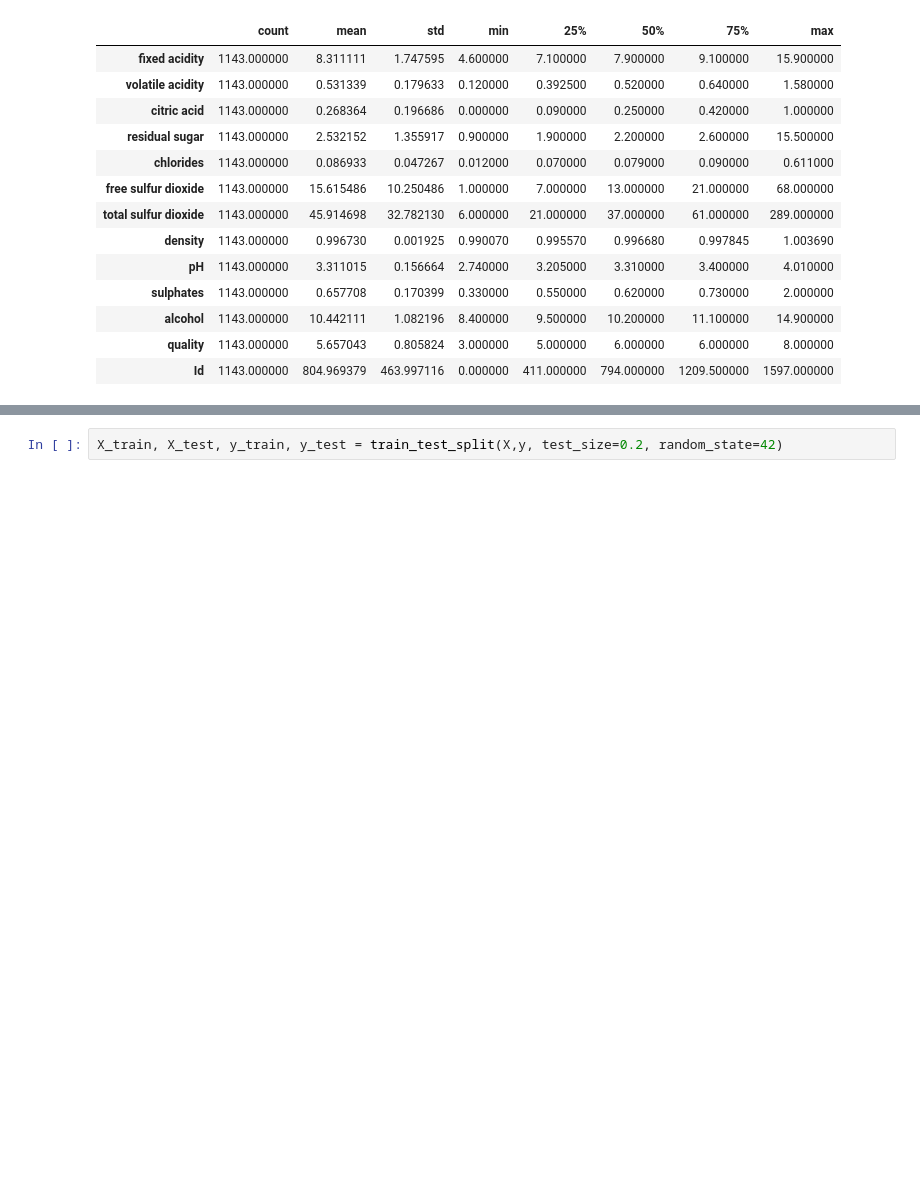
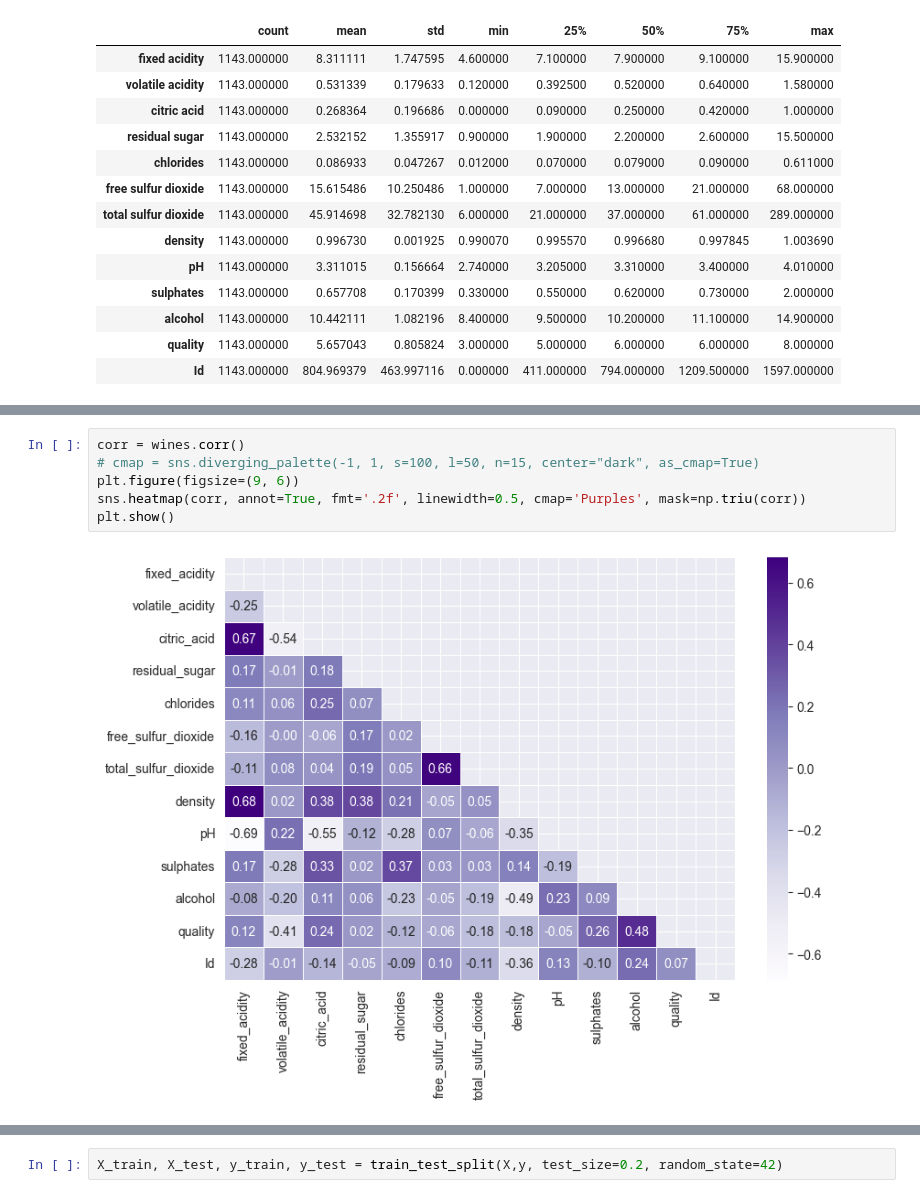
Before and after one commit to KrysyLev/End_to_end_ML_Wine_Quality_Prediction, a Jupyter notebook: research/Experiment.ipynb, the cells around one changed output, grey strips where cells are left out. Saved outputs shown, nothing was run; the diff lists cells and outputs as text; blank space fills up the shorter version.

```diff
--- a/research/Experiment.ipynb
+++ b/research/Experiment.ipynb
@@ -84,0 +132,8 @@ from sklearn.model_selection import train_test_split
+# %%
+corr = wines.corr()
+# cmap = sns.diverging_palette(-1, 1, s=100, l=50, n=15, center="dark", as_cmap=True)
+plt.figure(figsize=(9, 6))
+sns.heatmap(corr, annot=True, fmt='.2f', linewidth=0.5, cmap='Purples', mask=np.triu(corr))
+plt.show()
+# %% [output]
+[figure, added]
```
Also changed, not shown: parts of 40 cells of this notebook.
